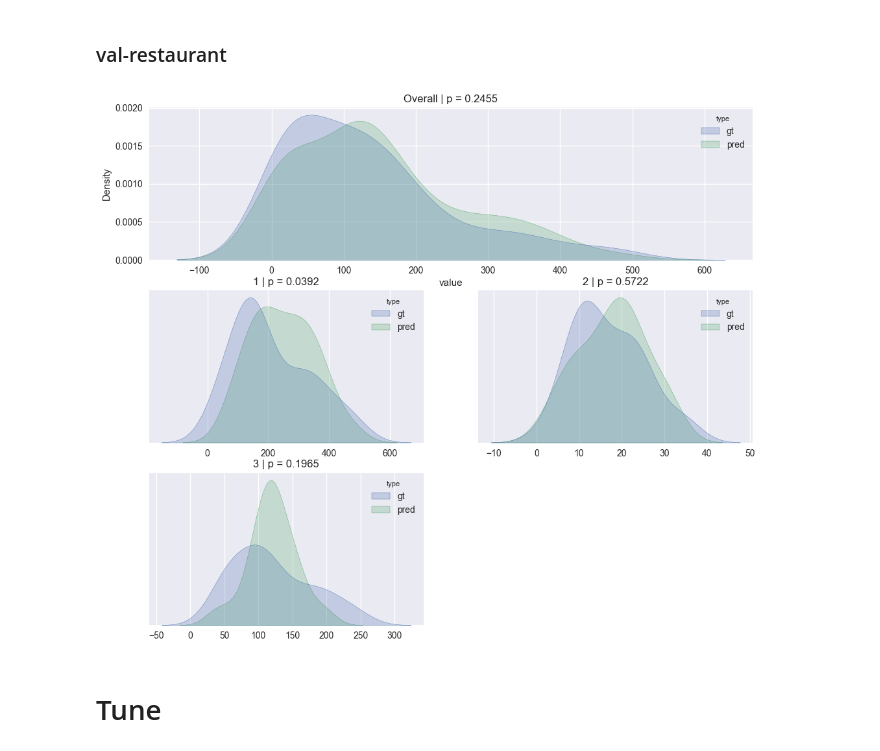
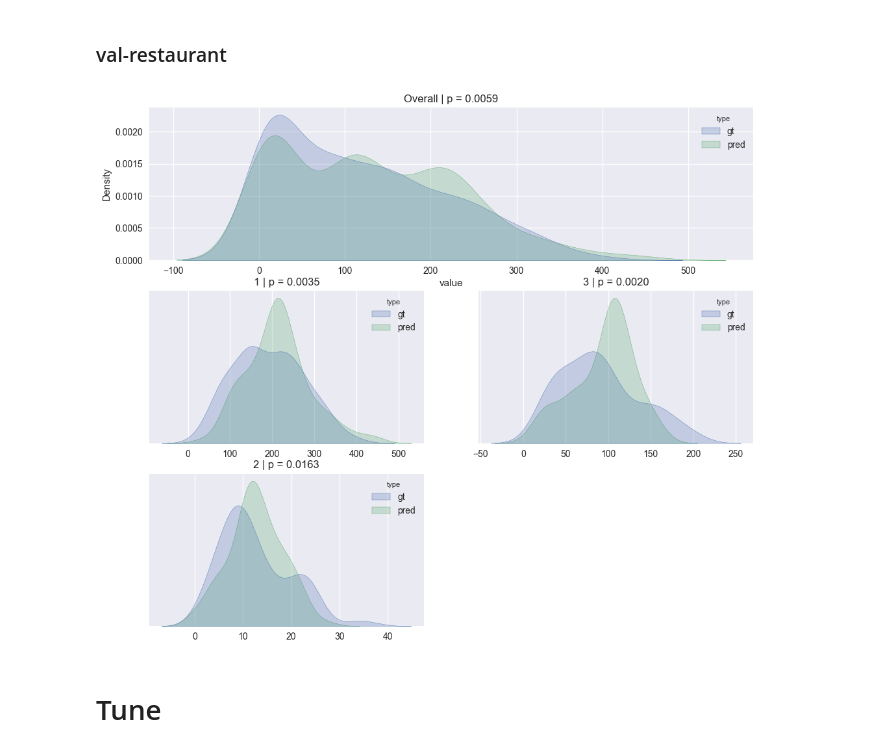
Before and after one commit to Food-Waste-Optimization/Food-Waste-Optimization, a Jupyter notebook: notebooks/forecaster/2_foreacast_pieces_per_dish.ipynb, the cells around one changed output. Saved outputs shown, nothing was run; the diff lists cells and outputs as text; code cells hidden in the pictures.

```diff
--- a/notebooks/forecaster/2_foreacast_pieces_per_dish.ipynb
+++ b/notebooks/forecaster/2_foreacast_pieces_per_dish.ipynb
@@ -99,0 +77,18 @@ pos.head()
+# %%
+paths = [
+    "data/raw/pos/Sold lunches.csv",
+    "data/raw/pos/Sold lunches Kumpula 6-8 2024.csv",
+    "data/raw/pos/Sold lunches Kumpula 9-10 2024.csv",
+    "data/raw/pos/Sold lunches Viikuna 2023.csv",
+    "data/raw/pos/Sold lunches Viikuna 2024.csv"
+]
+
+raw = []
+for path in paths:
+    df = pl.read_csv(path, separator=';', has_header=False, skip_rows=1)
+    # df.columns = np.arange(df.shape[1], dtype=str)
+    raw.append(df)
+
+
+pos = pl.concat(raw)
+pos.head()
@@ -170,7 +305,7 @@ pos = pd.concat([pos, datetime_encoded], axis=1)
 
 
 # Add column `rank` and `pcs_mean`
-CUTOFF_DATE = pd.to_datetime("2024-10-01")
+CUTOFF_DATE = pd.to_datetime("2024-09-01")
 meal_info = (
     post_tmp[post_tmp['date'] < CUTOFF_DATE]
     .groupby(['meal_id', 'meal_type'])
@@ -293,7 +428,7 @@ pos.head()
 Nov 7: Use cut-off date at 2024-10-01
 # %%
 train = pos[pos['date'] < CUTOFF_DATE].copy()
-val = pos[pos['date'] >= CUTOFF_DATE].copy()
+val = pos[(pos['date'] >= CUTOFF_DATE) & (pos['date'] <= pd.to_datetime("2024-05-31"))].copy()
 
 cols_X = [
     # 'weekday',
@@ -567,3 +684,14 @@ See the caveats in the documentation: https://pandas.pydata.org/pandas-docs/stab
   split['pcs_pred'] = np.clip(model['model'].predict(X), a_min=0, a_max=None)
 # %% [markdown]
 ## Visualization-based
+# %%
+feat_imp = pd.DataFrame({
+    'name': Xtrain.columns,
+    'importance': models['CatBoost']['model'].feature_importances_
+})
+
+feat_imp.sort_values(by='importance', ascending=False, inplace=True)
+
+fig = plt.figure(figsize=(8, 6))
+ax = fig.add_subplot(111)
+sns.barplot(feat_imp[:20], y='name', x='importance', ax=ax)
@@ -635,9 +766,9 @@ visualize(val, models['XGB-cat'] , 'meal_type')
 # %% [markdown]
 ### val-restaurant
 # %%
-visualize(val, models['XGB-cat'] , 'restaurant')
+visualize(val, models['CatBoost'] , 'restaurant')
 # %% [output]
-[figure, old version]
+[figure, new version]
 # %% [markdown]
 # Tune
 # %%
```
Also changed, not shown: parts of 18 cells of this notebook, 4 other files.
